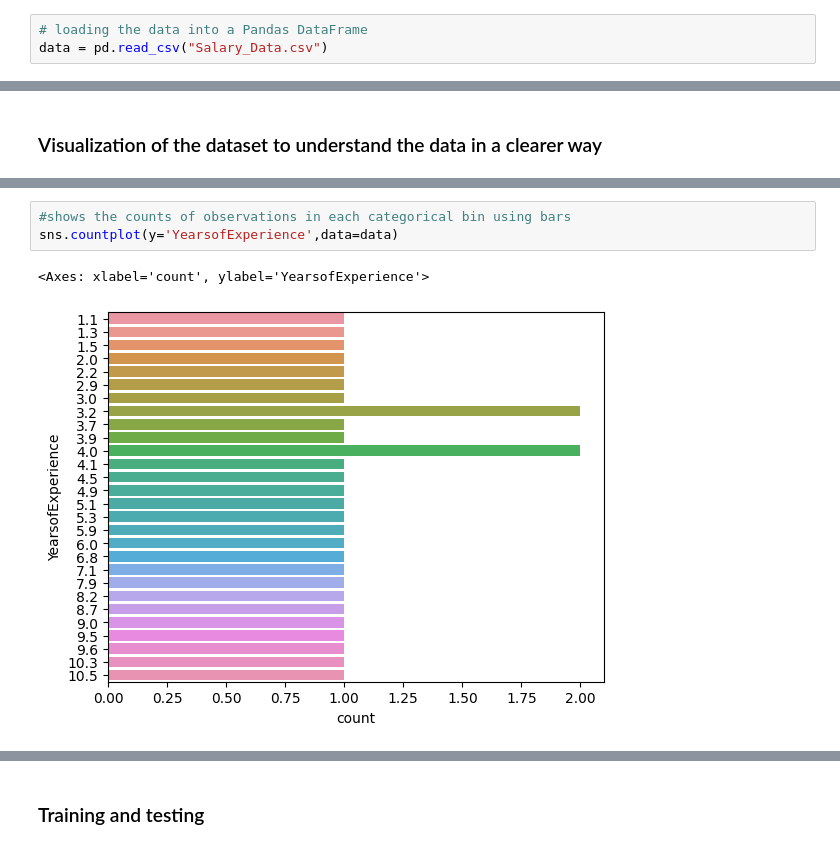
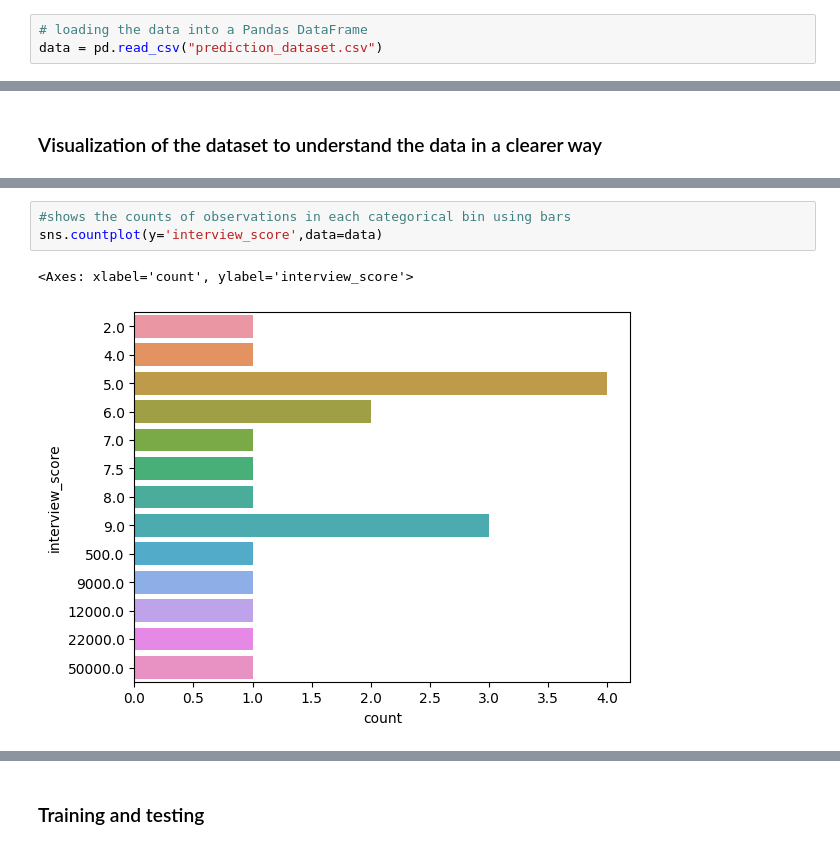
Before and after one commit to gideon-ogunbanjo/CREE, a Jupyter notebook: cree.ipynb, the cells around one changed output, grey strips where cells are left out. Saved outputs shown, nothing was run; the diff lists cells and outputs as text.

```diff
--- a/cree.ipynb
+++ b/cree.ipynb
@@ -10,7 +10,7 @@ from sklearn.model_selection import train_test_split
 from sklearn.metrics import mean_squared_error
 # %%
 # loading the data into a Pandas DataFrame
-data = pd.read_csv("Salary_Data.csv")
+data = pd.read_csv("prediction_dataset.csv")
 # %% [markdown]
 ### Reading and cleaning the data
 # %%
@@ -133,7 +130,7 @@ https://gist.github.com/mwaskom/de44147ed2974457ad6372750bbe5751
 # %%
 #shows the counts of observations in each categorical bin using bars
-sns.countplot(y='YearsofExperience',data=data)
+sns.countplot(y='interview_score',data=data)
 # %% [output]
-<Axes: xlabel='count', ylabel='YearsofExperience'>
+<Axes: xlabel='count', ylabel='interview_score'>
-[figure, old version]
+[figure, new version]
 # %%
```
Also changed, not shown: parts of 13 cells of this notebook, 1 other file.
